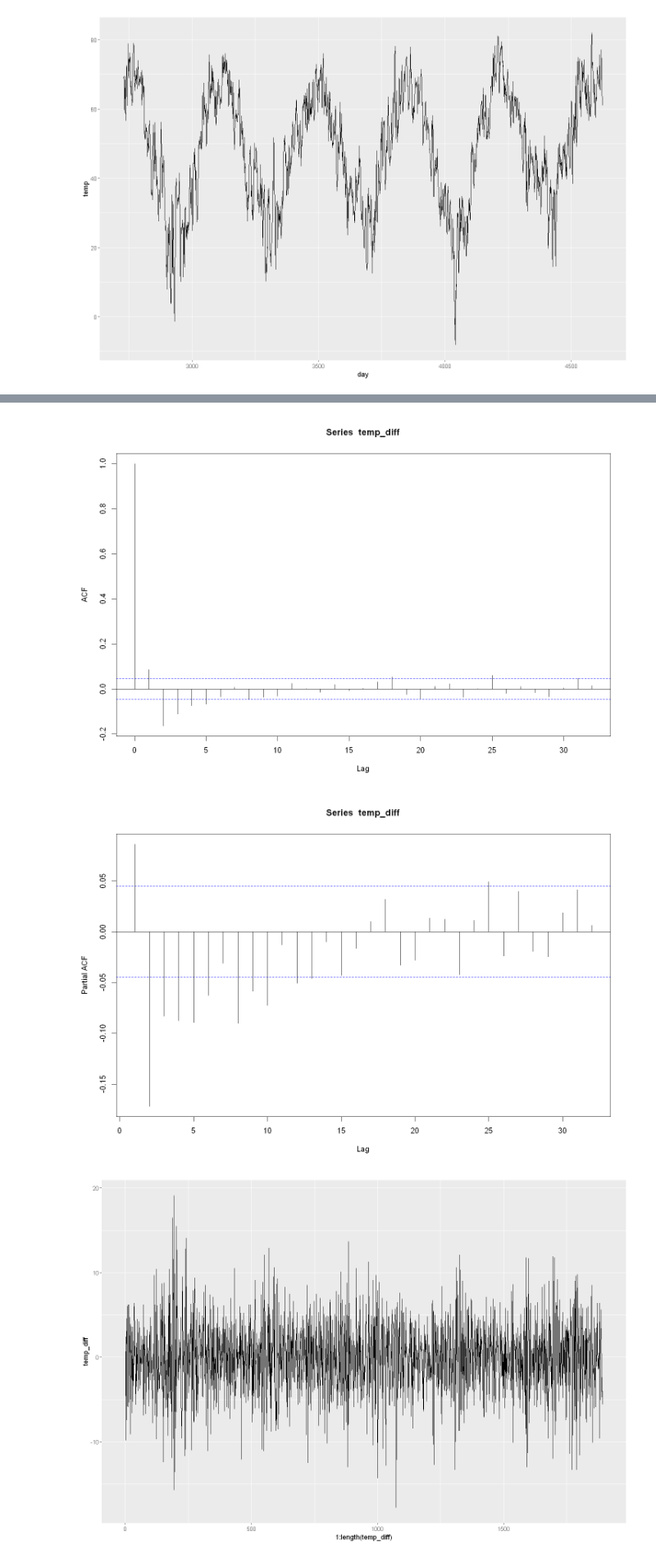
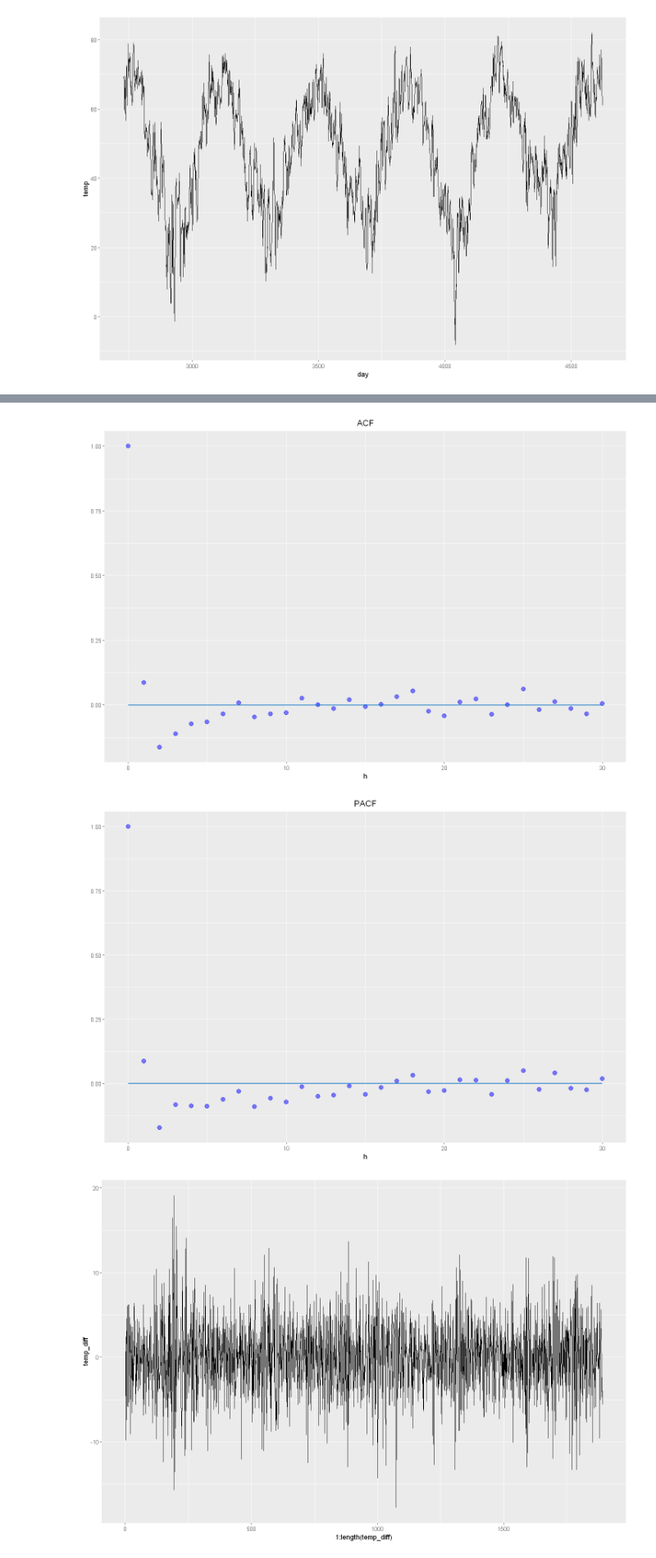
Before and after one commit to Szymex49/ARMA_temperature_modelling, a Jupyter notebook: R.ipynb, the cells around one changed output, grey strips where cells are left out. Shown at 82% size. Cells and saved outputs as stored; diff of their text form; code cells hidden in the pictures.

Commit message:
Przedziały ufności dla acf i pacf - kod

```diff
--- a/R.ipynb
+++ b/R.ipynb
@@ -35,6 +35,30 @@ regression <- function(X, Y, display_plot=TRUE){
 
     return(c(a, b))
 }
+
+cor_plot <- function(Xt, type="acf", h=30){
+    cors <- acf(Xt, plot=FALSE, lag.max=h)
+    pcors <- pacf(Xt, plot=FALSE, lag.max=h)
+
+    if (type == "acf"){
+        plt <- ggplot() +
+            geom_point(aes(cors$lag, cors$acf), size=3, col="blue", alpha=0.5) + ggtitle("ACF") +
+            geom_line(aes(cors$lag, 0), col="#006bc398", size=1) +
+            theme(plot.title = element_text(hjust = 0.5)) +
+            xlab("h") +
+            ylab("")
+    }
+    if (type == "pacf"){
+        plt <- ggplot() +
+            geom_point(aes(pcors$lag, pcors$acf), size=3, col="blue", alpha=0.5) + ggtitle("PACF") +
+            geom_point(aes(0, 1), size=3, col="blue", alpha=0.5) +
+            geom_line(aes(cors$lag, 0), col="#006bc398", size=1) +
+            theme(plot.title = element_text(hjust = 0.5)) +
+            xlab("h") +
+            ylab("")
+    }
+    show(plt)
+}
 # %%
 data <- read.csv("data/data.csv")
 data
@@ -69,10 +99,10 @@ ggplot() + geom_line(aes(x=day, y=temp))
 # %%
 temp_diff <- diff(temp)
-acf(temp_diff)
-pacf(temp_diff)
+cor_plot(temp_diff)
+cor_plot(temp_diff, "pacf")
 # %% [output]
-[figure, old version]
+[figure, new version]
-[figure, old version]
+[figure, new version]
 # %%
 ggplot() + geom_line(aes(1:length(temp_diff), temp_diff))
 # %% [output]
```
Also changed, not shown: parts of 6 cells of this notebook.
